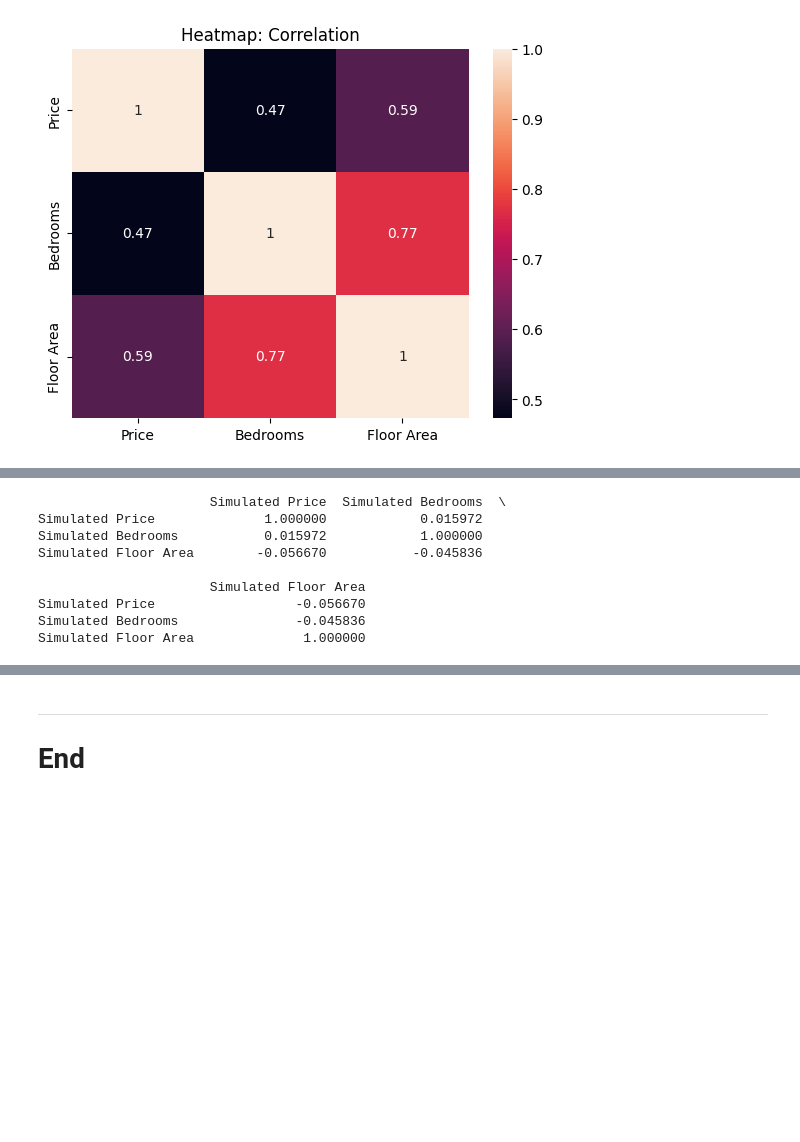
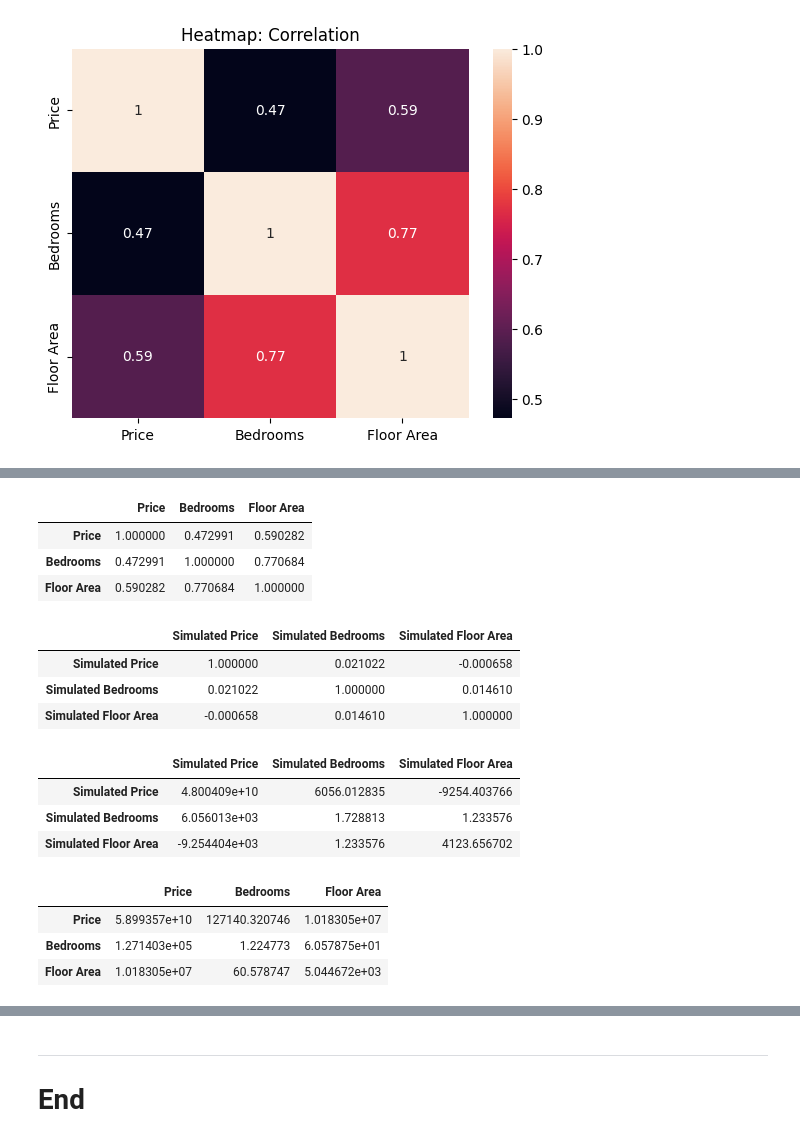
Before and after one commit to damienfarrell/prog-data-p1, a Jupyter notebook: Project_1.ipynb, the cells around one changed output, grey strips where cells are left out. Cells and saved outputs as stored; diff of their text form; code cells hidden in the pictures; blank space fills up the shorter version.

Commit message:
Correlation problems

```diff
--- a/Project_1.ipynb
+++ b/Project_1.ipynb
@@ -414,15 +398,19 @@ df.describe()
 | max | 1.900000e+06 | 8.000000 | 472.000000 |
+# %%
+correlation_matrix = df[["Price", "Bedrooms", "Floor Area"]].corr(method='pearson', min_periods=1)
+
+correlation_matrix
+# %% [output]
+|  | Price | Bedrooms | Floor Area |
+| Price | 1.000000 | 0.472991 | 0.590282 |
+| Bedrooms | 0.472991 | 1.000000 | 0.770684 |
+| Floor Area | 0.590282 | 0.770684 | 1.000000 |
 # %%
-correlation_matrix = simulated_df[["Simulated Price", "Simulated Bedrooms", "Simulated Floor Area"]].corr(method='pearson', min_periods=1)
+simulated_correlation_matrix = simulated_df[["Simulated Price", "Simulated Bedrooms", "Simulated Floor Area"]].corr(method='pearson', min_periods=1)
 
-print(correlation_matrix)
+simulated_correlation_matrix
 # %% [output]
-                      Simulated Price  Simulated Bedrooms  \
-Simulated Price              1.000000            0.015972
-Simulated Bedrooms           0.015972            1.000000
-Simulated Floor Area        -0.056670           -0.045836
-
-                      Simulated Floor Area
-Simulated Price                  -0.056670
-Simulated Bedrooms               -0.045836
-Simulated Floor Area              1.000000
+|  | Simulated Price | Simulated Bedrooms | Simulated Floor Area |
+| Simulated Price | 1.000000 | 0.021022 | -0.000658 |
+| Simulated Bedrooms | 0.021022 | 1.000000 | 0.014610 |
+| Simulated Floor Area | -0.000658 | 0.014610 | 1.000000 |
@@ -429,3 +421,17 @@ Simulated Floor Area              1.000000
+# %%
+simulated_covariance_matrix
+# %% [output]
+|  | Simulated Price | Simulated Bedrooms | Simulated Floor Area |
+| Simulated Price | 4.800409e+10 | 6056.012835 | -9254.403766 |
+| Simulated Bedrooms | 6.056013e+03 | 1.728813 | 1.233576 |
+| Simulated Floor Area | -9.254404e+03 | 1.233576 | 4123.656702 |
+# %%
+covariance_matrix
+# %% [output]
+|  | Price | Bedrooms | Floor Area |
+| Price | 5.899357e+10 | 127140.320746 | 1.018305e+07 |
+| Bedrooms | 1.271403e+05 | 1.224773 | 6.057875e+01 |
+| Floor Area | 1.018305e+07 | 60.578747 | 5.044672e+03 |
 # %% [markdown]
 
 https://www.spcforexcel.com/knowledge/basic-statistics/deciding-which-distribution-fits-your-data-best/
```
Also changed, not shown: parts of 15 cells of this notebook.
